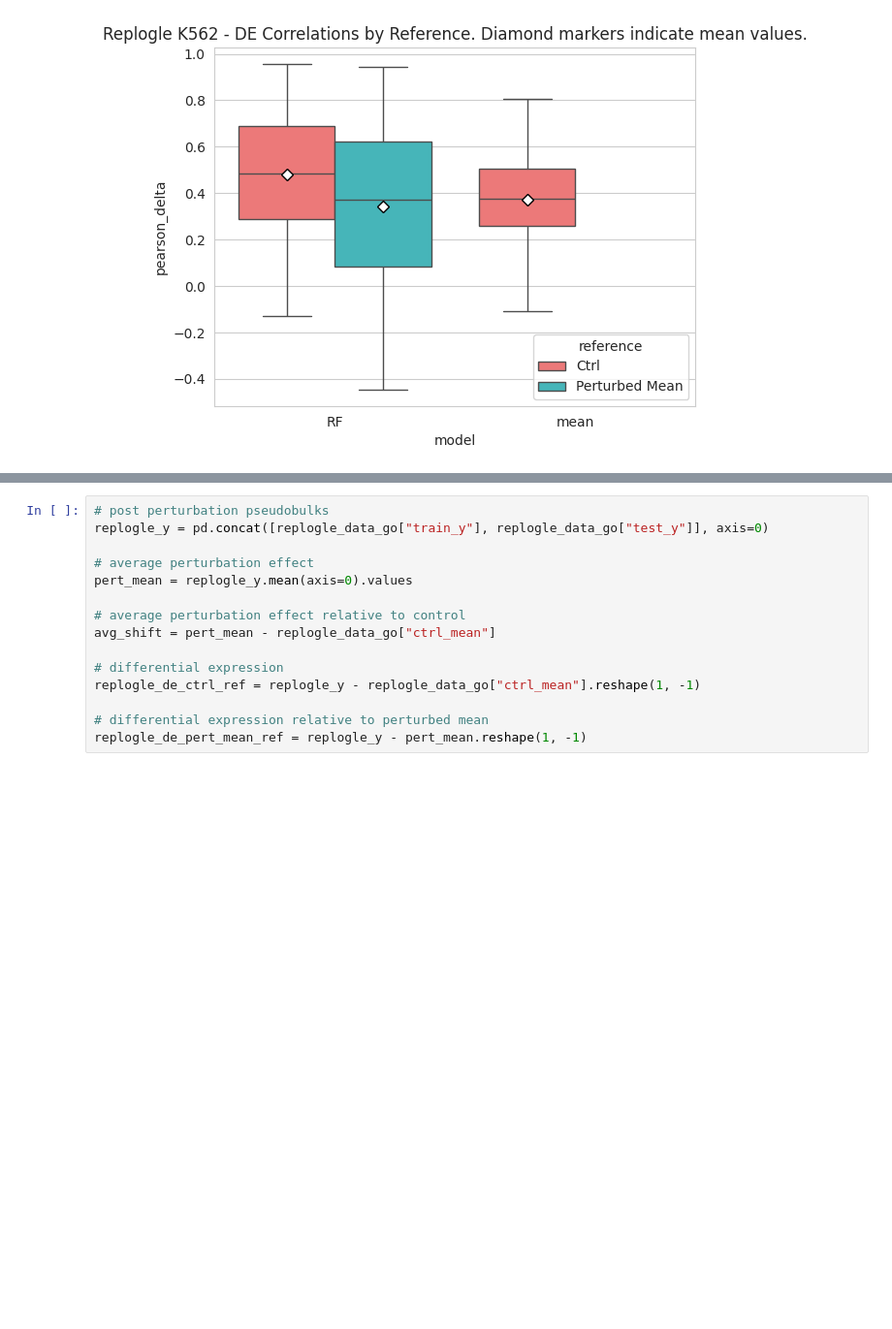
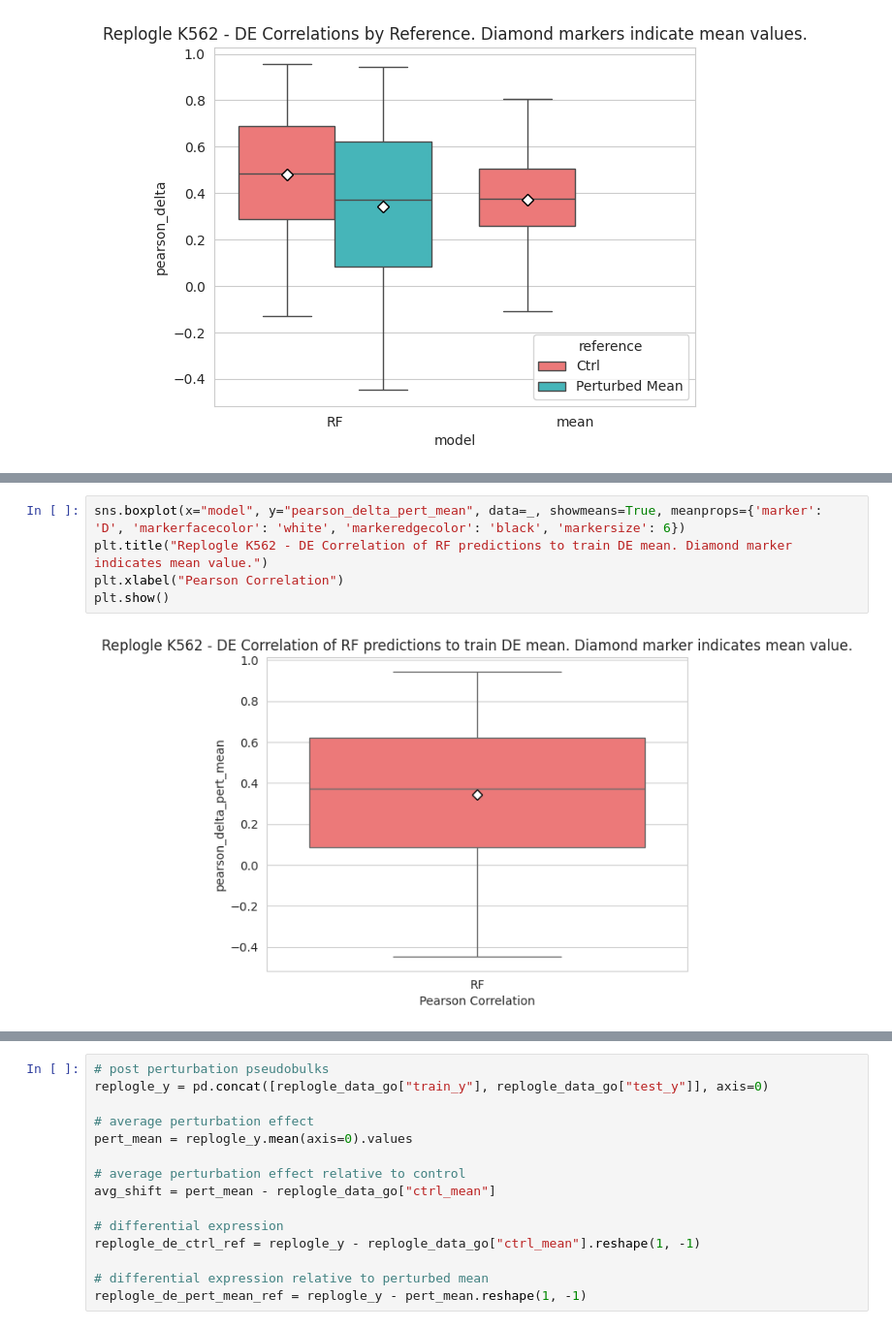
Before and after one commit to turbine-ai/PerturbSeqPredBenchmark, a Jupyter notebook: notebooks/bulk_model_Systema.ipynb, the cells around one changed output, grey strips where cells are left out. Shown at 97% size. Saved outputs shown, nothing was run; the diff lists cells and outputs as text; blank space fills up the shorter version.

```diff
--- a/notebooks/bulk_model_Systema.ipynb
+++ b/notebooks/bulk_model_Systema.ipynb
@@ -1190,0 +1220,7 @@ dict_keys(['train_x', 'train_y', 'val_x', 'val_y', 'test_x', 'test_y', 'ctrl_mea
+# %%
+sns.boxplot(x="model", y="pearson_delta_pert_mean", data=_, showmeans=True, meanprops={'marker': 'D', 'markerfacecolor': 'white', 'markeredgecolor': 'black', 'markersize': 6})
+plt.title("Replogle K562 - DE Correlation of RF predictions to train DE mean. Diamond marker indicates mean value.")
+plt.xlabel("Pearson Correlation")
+plt.show()
+# %% [output]
+[figure, added]
```
Also changed, not shown: parts of 15 cells of this notebook.
